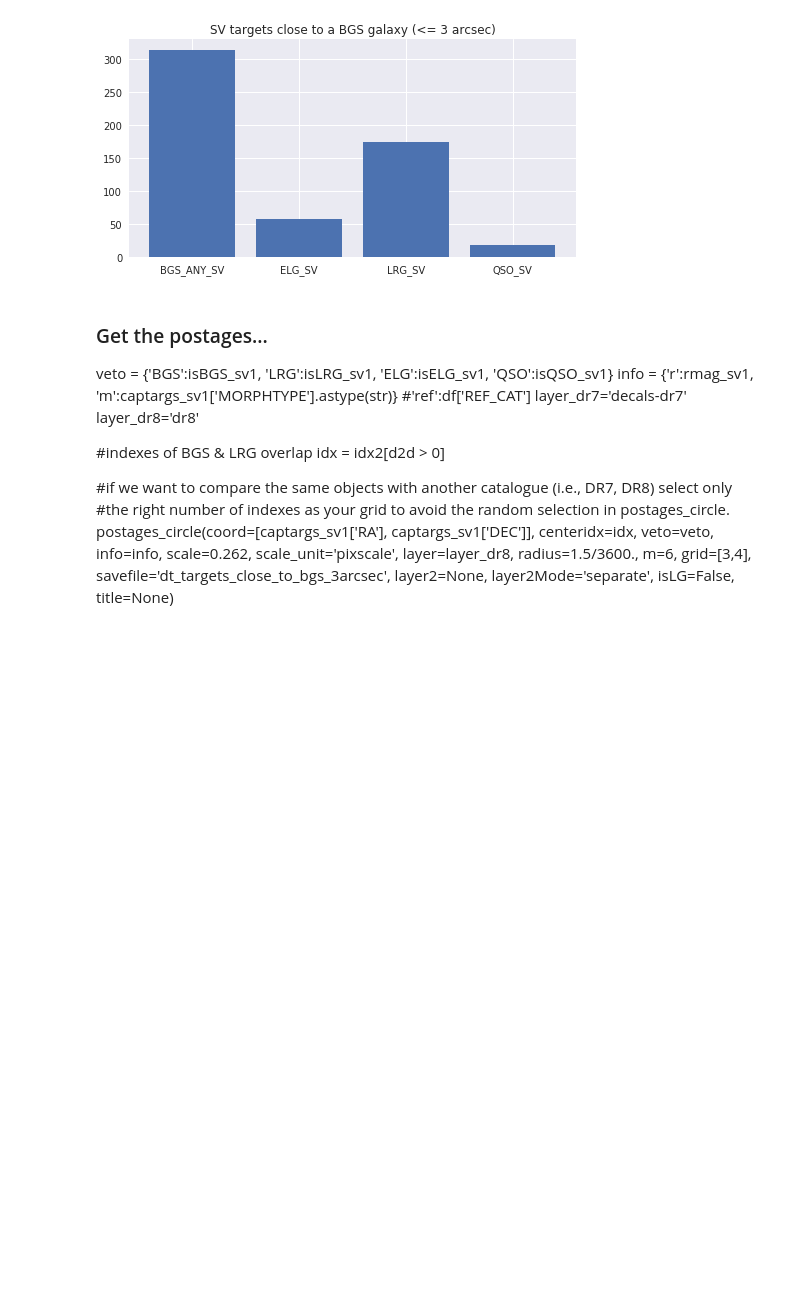
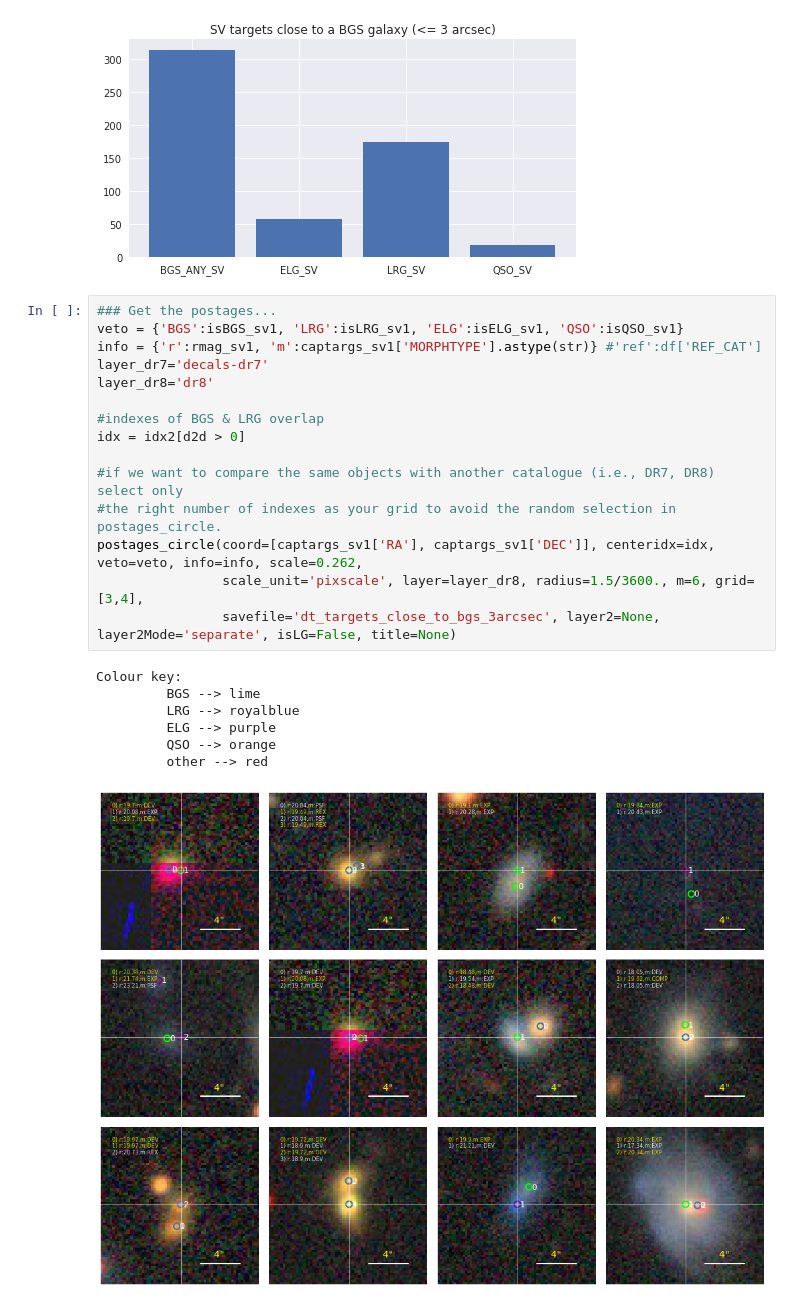
Before and after one commit to qmxp55/desi_uk_meeting_2019, a Jupyter notebook: desitarget_local_example.ipynb, the cells around one changed output. Drawn from its saved outputs; the diff is of its cells as text; blank space fills up the shorter version.

```diff
--- a/desitarget_local_example.ipynb
+++ b/desitarget_local_example.ipynb
@@ -460,18 +460,26 @@ plt.title(r'SV targets close to a BGS galaxy (<= 3 arcsec)')
 plt.show()
 # %% [output]
 [figure]
-# %% [markdown]
-### Get the postages...
-veto = {'BGS':isBGS_sv1, 'LRG':isLRG_sv1, 'ELG':isELG_sv1, 'QSO':isQSO_sv1}
-info = {'r':rmag_sv1, 'm':captargs_sv1['MORPHTYPE'].astype(str)} #'ref':df['REF_CAT']
-layer_dr7='decals-dr7'
-layer_dr8='dr8'
-
-#indexes of BGS & LRG overlap
-idx = idx2[d2d > 0]
-
-#if we want to compare the same objects with another catalogue (i.e., DR7, DR8) select only
-#the right number of indexes as your grid to avoid the random selection in postages_circle.
-postages_circle(coord=[captargs_sv1['RA'], captargs_sv1['DEC']], centeridx=idx, veto=veto, info=info, scale=0.262,
-                scale_unit='pixscale', layer=layer_dr8, radius=1.5/3600., m=6, grid=[3,4],
-                savefile='dt_targets_close_to_bgs_3arcsec', layer2=None, layer2Mode='separate', isLG=False, title=None)
+# %%
+### Get the postages...
+veto = {'BGS':isBGS_sv1, 'LRG':isLRG_sv1, 'ELG':isELG_sv1, 'QSO':isQSO_sv1}
+info = {'r':rmag_sv1, 'm':captargs_sv1['MORPHTYPE'].astype(str)} #'ref':df['REF_CAT']
+layer_dr7='decals-dr7'
+layer_dr8='dr8'
+
+#indexes of BGS & LRG overlap
+idx = idx2[d2d > 0]
+
+#if we want to compare the same objects with another catalogue (i.e., DR7, DR8) select only
+#the right number of indexes as your grid to avoid the random selection in postages_circle.
+postages_circle(coord=[captargs_sv1['RA'], captargs_sv1['DEC']], centeridx=idx, veto=veto, info=info, scale=0.262,
+                scale_unit='pixscale', layer=layer_dr8, radius=1.5/3600., m=6, grid=[3,4],
+                savefile='dt_targets_close_to_bgs_3arcsec', layer2=None, layer2Mode='separate', isLG=False, title=None)
+# %% [output]
+Colour key:
+         BGS --> lime
+         LRG --> royalblue
+         ELG --> purple
+         QSO --> orange
+         other --> red
+[figure, added]
```
